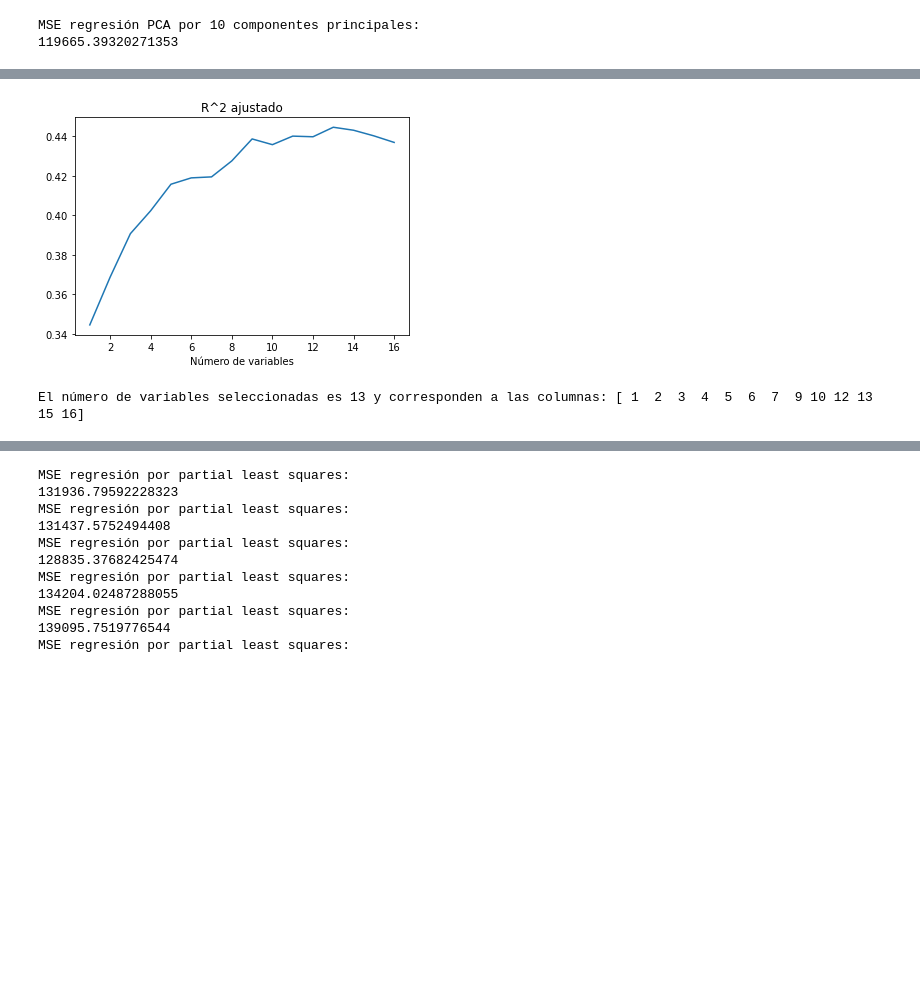
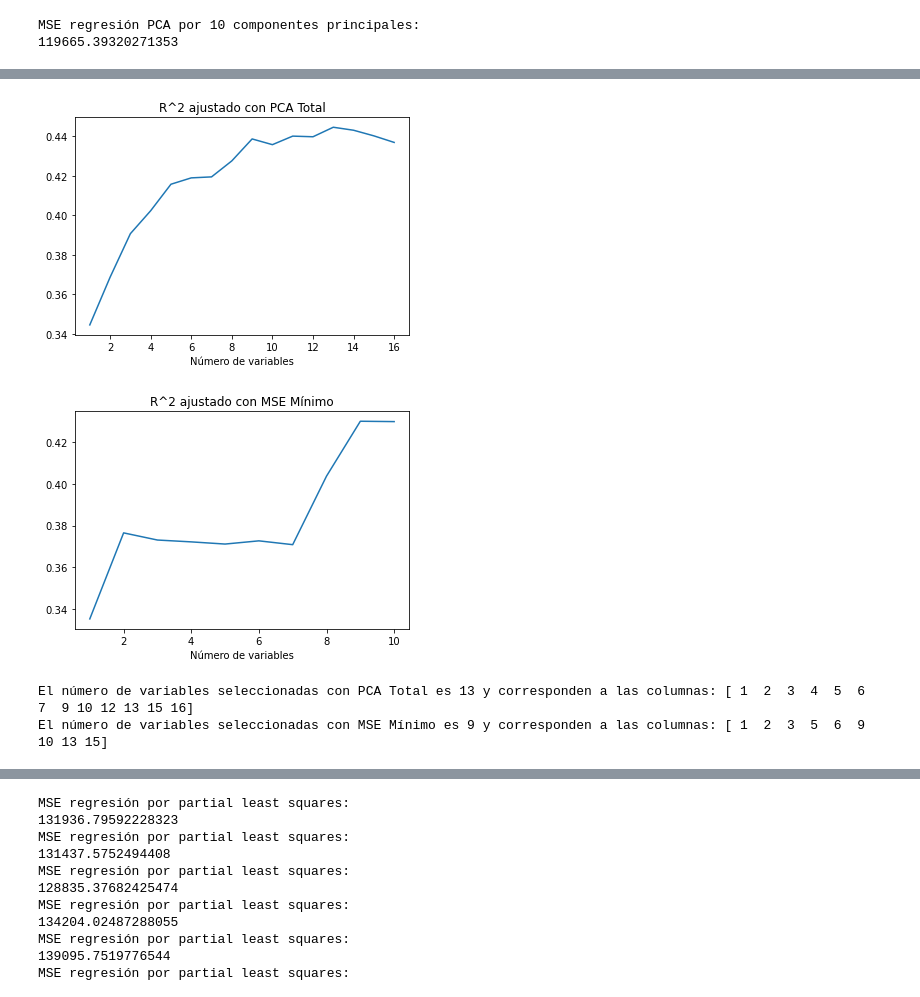
Before and after one commit to paulguz261/MIAD_20231_intro_machine_learning_grupal, a Jupyter notebook: week2/Caso modelos lineales para regresión, muestreo y selección del mejor modelo.ipynb, the cells around one changed output, grey strips where cells are left out. Saved outputs shown, nothing was run; the diff lists cells and outputs as text; code cells hidden in the pictures; blank space fills up the shorter version.

```diff
--- a/week2/Caso modelos lineales para regresión, muestreo y selección del mejor modelo.ipynb
+++ b/week2/Caso modelos lineales para regresión, muestreo y selección del mejor modelo.ipynb
@@ -255,9 +266,9 @@ regPCA.fit(ZTrain, yTrain)
 ZTest=np.matmul(XTest_escalado,A)
 
 yTest_PCA=regPCA.predict(ZTest)
-MSEPCA=np.average(np.square(yTest_PCA-yTest))
+MSEPCAfull=np.average(np.square(yTest_PCA-yTest))
 print('MSE regresión PCA con todas las componentes principales:')
-print(MSEPCA)
+print(MSEPCAfull)
 # %% [output]
 MSE regresión PCA con todas las componentes principales:
 128399.28503551555
@@ -299,11 +310,11 @@ ZTotalTest=np.matmul(XTest_escalado,A)
 ZTest = ZTotalTest[:,range(nComponentesElegidas)]
 
 yTest_PCA=regPCA.predict(ZTest)
-MSEPCA=np.average(np.square(yTest_PCA-yTest))
-mse_components.append(MSEPCA)
+MSEPCAargmin=np.average(np.square(yTest_PCA-yTest))
+# mse_components.append(MSEPCAargmin)
 
 print('MSE regresión PCA por {} componentes principales:'.format(nComponentesElegidas))
-print(MSEPCA)
+print(MSEPCAargmin)
 # %% [output]
 MSE regresión PCA por 10 componentes principales:
 119665.39320271353
@@ -386,0 +321,18 @@ Evaluación del modelo con 16 variables
+# %%
+nComponentesElegidas = 6
+
+ZTotalTrain=np.matmul(XTrain_escalado,A)
+ZTrain = ZTotalTrain[:,range(nComponentesElegidas)]
+
+regPCA = LinearRegression()
+regPCA.fit(ZTrain, yTrain)
+
+ZTotalTest=np.matmul(XTest_escalado,A)
+ZTest = ZTotalTest[:,range(nComponentesElegidas)]
+
+yTest_PCA=regPCA.predict(ZTest)
+MSEPCA6com=np.average(np.square(yTest_PCA-yTest))
+# mse_components.append(MSEPCA6com)
+
+print('MSE regresión PCA por {} componentes principales:'.format(nComponentesElegidas))
+print(MSEPCA6com)
@@ -387,29 +527,53 @@ Evaluación del modelo con 16 variables
 # %%
-plt.plot(range(1,len_x+1),r2adj)
+plt.plot(range(1,len(r2adj)+1),r2adj)
 plt.xlabel('Número de variables')
-plt.title('R^2 ajustado')
+plt.title('R^2 ajustado con PCA Total')
 plt.show()
+
+plt.plot(range(1,len(r2adjelegido)+1),r2adjelegido)
+plt.xlabel('Número de variables')
+plt.title('R^2 ajustado con MSE Mínimo')
+plt.show()
 # %% [output]
-[figure, old version]
+[figure, new version]
+[figure, added]
 # %%
-nVariablesSeleccionadas=np.argmax(r2adj)+1
+nVariablesSeleccionadasT=np.argmax(r2adj)+1
 
-if(nVariablesSeleccionadas<p):
-    sfsElegido = SequentialFeatureSelector(LinearRegression(), n_features_to_select=nVariablesSeleccionadas)
+if(nVariablesSeleccionadasT<p):
+    sfsElegido = SequentialFeatureSelector(LinearRegression(), n_features_to_select=nVariablesSeleccionadasT)
     sfsElegido.fit(ZTotalTrain, yTrain)
     XTrainSeleccionado=sfsElegido.fit_transform(ZTotalTrain, yTrain)
-    modeloFwd = LinearRegression()
-    modeloFwd.fit(XTrainSeleccionado, yTrain)
-    variablesSeleccionadas=np.array(range(1,p+1))[sfsElegido.get_support()]
+    modeloFwdT = LinearRegression()
+    modeloFwdT.fit(XTrainSeleccionado, yTrain)
+    variablesSeleccionadasT=np.array(range(1,p+1))[sfsElegido.get_support()]
 else:
-    modeloFwd = LinearRegression()
-    modeloFwd.fit(ZTotalTrain, yTrain)
-    variablesSeleccionadas=np.array(range(1,p+1))
+    modeloFwdT = LinearRegression()
+    modeloFwdT.fit(ZTotalTrain, yTrain)
+    variablesSeleccionadasT=np.array(range(1,p+1))
 
-mensaje = ['El número de variables seleccionadas es', str(nVariablesSeleccionadas),'y corresponden a las columnas:',str(variablesSeleccionadas)]
+mensaje = ['El número de variables seleccionadas con PCA Total es', str(nVariablesSeleccionadasT),'y corresponden a las columnas:',str(variablesSeleccionadasT)]
 print(" ".join(mensaje))
+
+nVariablesSeleccionadasM=np.argmax(r2adjelegido)+1
+
+if(nVariablesSeleccionadasM<p):
+    sfsElegido = SequentialFeatureSelector(LinearRegression(), n_features_to_select=nVariablesSeleccionadasM)
+    sfsElegido.fit(ZTotalTrain, yTrain)
+    XTrainSeleccionado=sfsElegido.fit_transform(ZTotalTrain, yTrain)
+    modeloFwdM = LinearRegression()
+    modeloFwdM.fit(XTrainSeleccionado, yTrain)
+    variablesSeleccionadasM=np.array(range(1,p+1))[sfsElegido.get_support()]
+else:
+    modeloFwdM = LinearRegression()
+    modeloFwdM.fit(ZTotalTrain, yTrain)
+    variablesSeleccionadasM=np.array(range(1,p+1))
+
+mensaje = ['El número de variables seleccionadas con MSE Mínimo es', str(nVariablesSeleccionadasM),'y corresponden a las columnas:',str(variablesSeleccionadasM)]
+print(" ".join(mensaje))
 # %% [output]
-El número de variables seleccionadas es 13 y corresponden a las columnas: [ 1  2  3  4  5  6  7  9 10 12 13 15 16]
+El número de variables seleccionadas con PCA Total es 13 y corresponden a las columnas: [ 1  2  3  4  5  6  7  9 10 12 13 15 16]
+El número de variables seleccionadas con MSE Mínimo es 9 y corresponden a las columnas: [ 1  2  3  5  6  9 10 13 15]
 # %%
 ZTotalTest = np.matmul(XTest_escalado,A)
 
```
Also changed, not shown: parts of 49 cells of this notebook.
